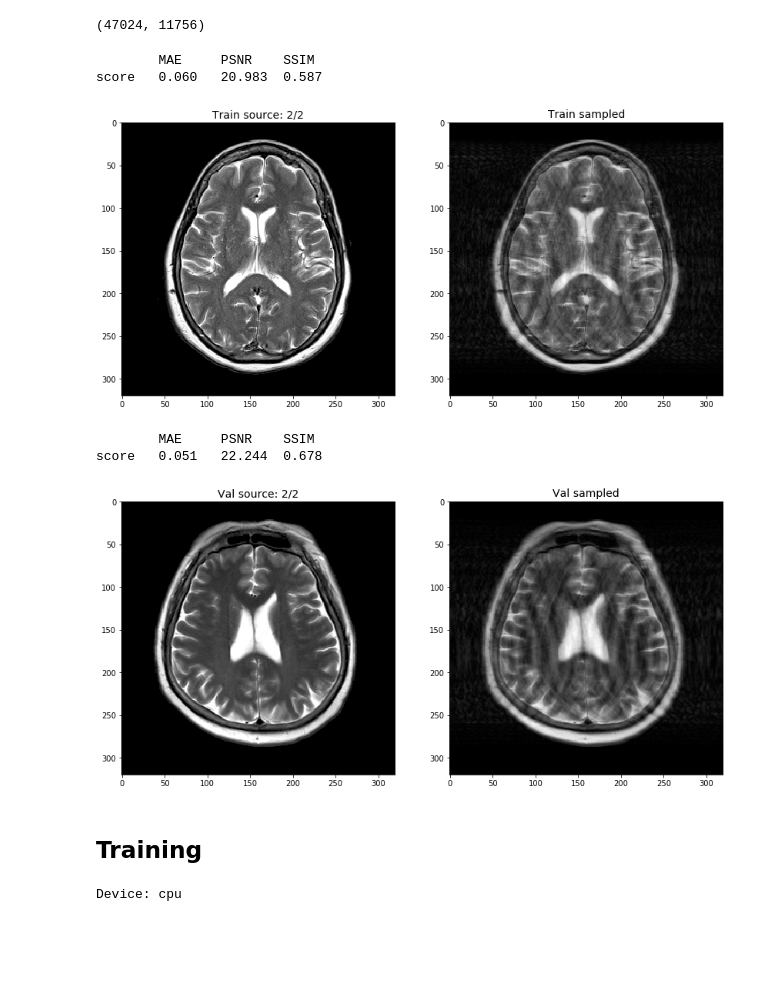
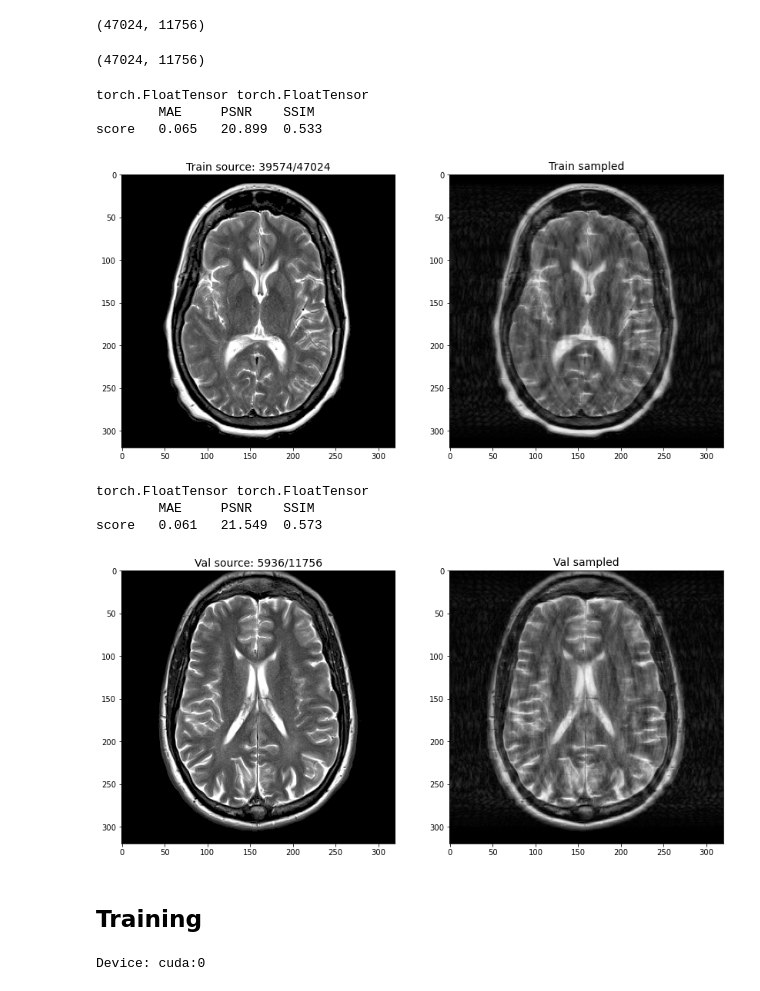
Before and after one commit to alexey-pronkin/fastMRI-ML-project, a Jupyter notebook: train.ipynb, the cells around one changed output. Saved outputs shown, nothing was run; the diff lists cells and outputs as text; code cells hidden in the pictures; blank space fills up the shorter version.

```diff
--- a/train.ipynb
+++ b/train.ipynb
@@ -41,30 +40,36 @@ len(fmri_train), len(fmri_val)
 # %% [output]
 (47024, 11756)
 # %%
-fmri_train.images = fmri_train.images[:2]
-fmri_val.images = fmri_val.images[:2]
+#fmri_train.images = fmri_train.images[:1000]
+#fmri_val.images = fmri_val.images[:1000]
+
+len(fmri_train), len(fmri_val)
+# %% [output]
+(47024, 11756)
 # %%
-for fmri, type in zip([fmri_train, fmri_val], ['Train', 'Val']):
+for fmri, type_ in zip([fmri_train, fmri_val], ['Train', 'Val']):
 
     i = np.random.randint(0, len(fmri))
     source, sampled = fmri.__getitem__(i)
-
+    print(source.type(), sampled.type())
     fig, axis = plt.subplots(1, 2, figsize=(14, 12))
     axis[0].imshow(source[0], cmap='gray', vmin=0, vmax=1)
-    axis[0].set_title(f'{type} source: {i+1}/{len(fmri)}', fontsize=14)
+    axis[0].set_title(f'{type_} source: {i+1}/{len(fmri)}', fontsize=14)
     axis[1].imshow(sampled[0], cmap='gray', vmin=0, vmax=1)
-    axis[1].set_title(f'{type} sampled', fontsize=14)
+    axis[1].set_title(f'{type_} sampled', fontsize=14)
 
     compare_imgs(source, sampled, verbose=True)
 
     plt.show()
 # %% [output]
+torch.FloatTensor torch.FloatTensor
         MAE     PSNR    SSIM
-score   0.060   20.983  0.587
+score   0.065   20.899  0.533
-[figure, old version]
+[figure, new version]
+torch.FloatTensor torch.FloatTensor
         MAE     PSNR    SSIM
-score   0.051   22.244  0.678
+score   0.061   21.549  0.573
-[figure, old version]
+[figure, new version]
 # %% [markdown]
 ## Training
 # %%
@@ -358,13 +366,16 @@ betas = (0.5, 0.999)
 G_optimizer = torch.optim.Adam(G.parameters(), lr=lr, betas=betas)
 D_optimizer = torch.optim.Adam(D.parameters(), lr=lr, betas=betas)
 
-train_loader = torch_data.DataLoader(fmri_train, batch_size=1, shuffle=True)
-val_loader = torch_data.DataLoader(fmri_val, batch_size=len(fmri_val), shuffle=False)
+train_loader = torch_data.DataLoader(fmri_train, batch_size=32, shuffle=True, num_workers=8)
+val_loader = torch_data.DataLoader(fmri_val, batch_size=32, shuffle=False, num_workers=8)
 
 device = torch.device('cuda:0' if torch.cuda.is_available() else 'cpu')
 print('Device:', device)
+
+if device == torch.device('cuda:0'):
+    torch.cuda.empty_cache()
 # %% [output]
-Device: cpu
+Device: cuda:0
 # %%
 %%time
 pix2pix = FastMRI_Train(G, D, G_optimizer, D_optimizer, l1_lambda,
```
Also changed, not shown: parts of 7 cells of this notebook.
